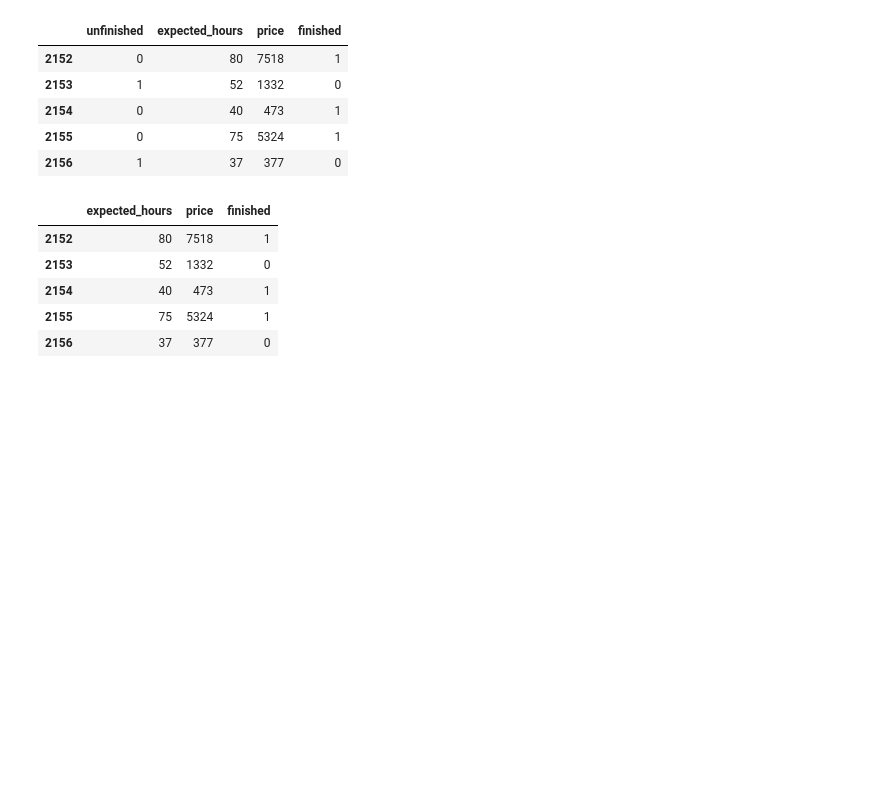
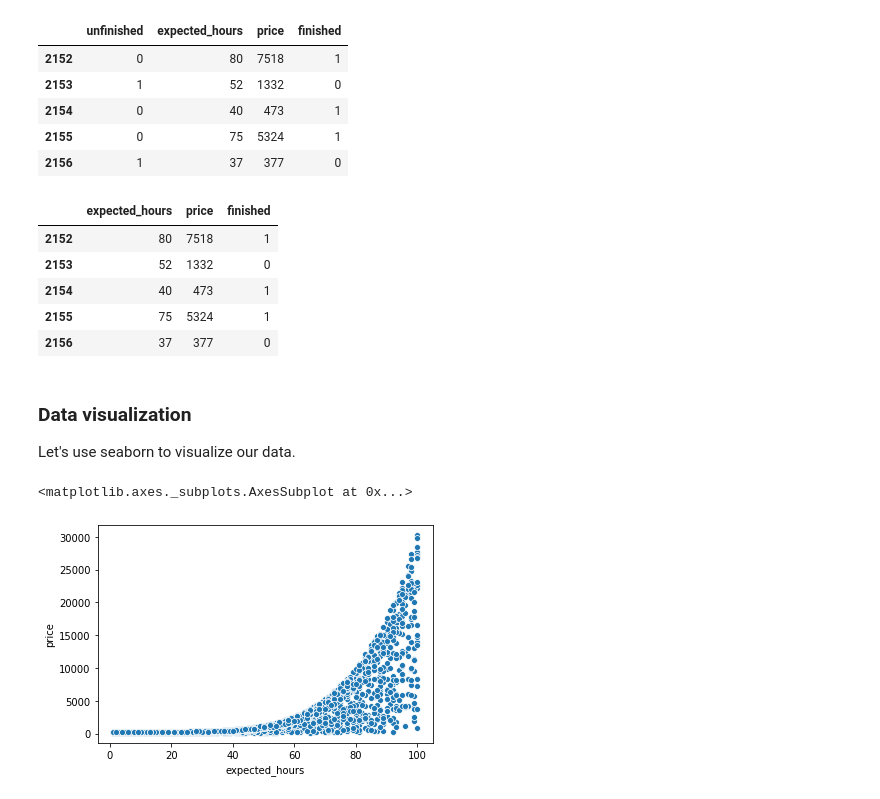
Before and after one commit to arthuramsouza/machine-learning-classification, a Jupyter notebook: notebooks/will-the-project-be-completed.ipynb, the cells around one changed output. Saved outputs shown, nothing was run; the diff lists cells and outputs as text; code cells hidden in the pictures; blank space fills up the shorter version.

Commit message:
Use seaborn for data visualization

```diff
--- a/notebooks/will-the-project-be-completed.ipynb
+++ b/notebooks/will-the-project-be-completed.ipynb
@@ -58,3 +58,11 @@ data.tail()
 | 2154 | 40 | 473 | 1 |
 | 2155 | 75 | 5324 | 1 |
 | 2156 | 37 | 377 | 0 |
+# %% [markdown]
+### Data visualization
+Let's use seaborn to visualize our data.
+# %%
+sns.scatterplot(x='expected_hours', y='price', data=data)
+# %% [output]
+<matplotlib.axes._subplots.AxesSubplot at 0x...>
+[figure, added]
```
Also changed, not shown: 1 other file.
